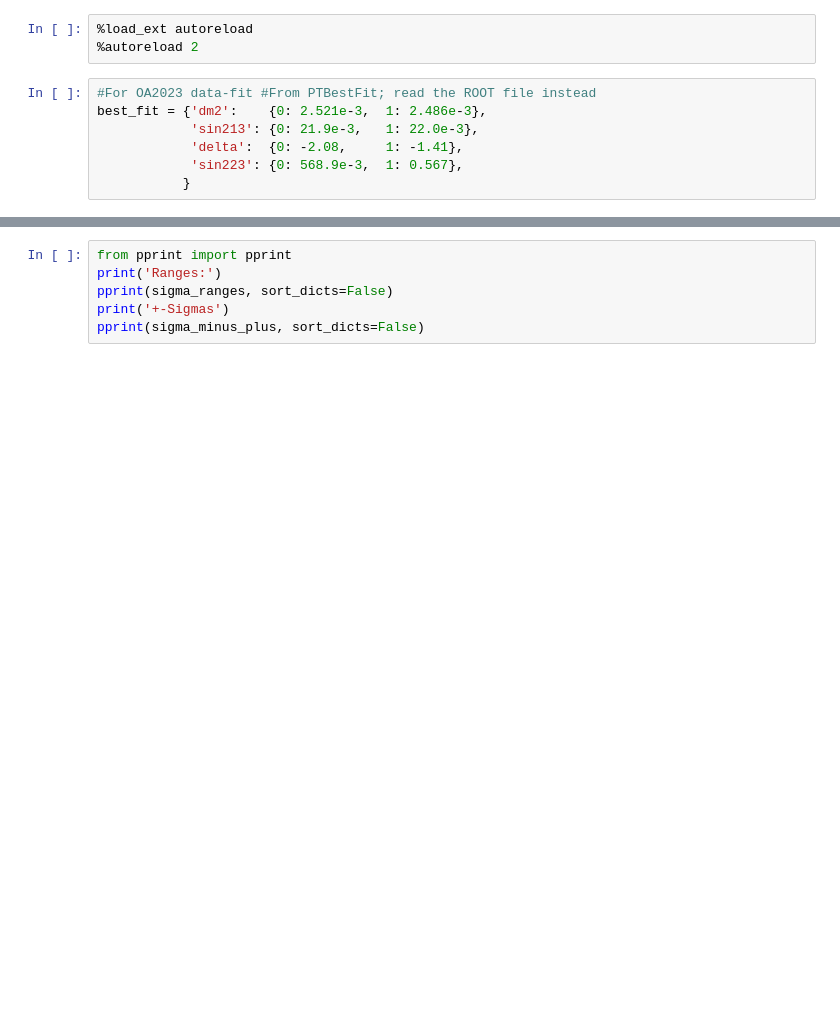
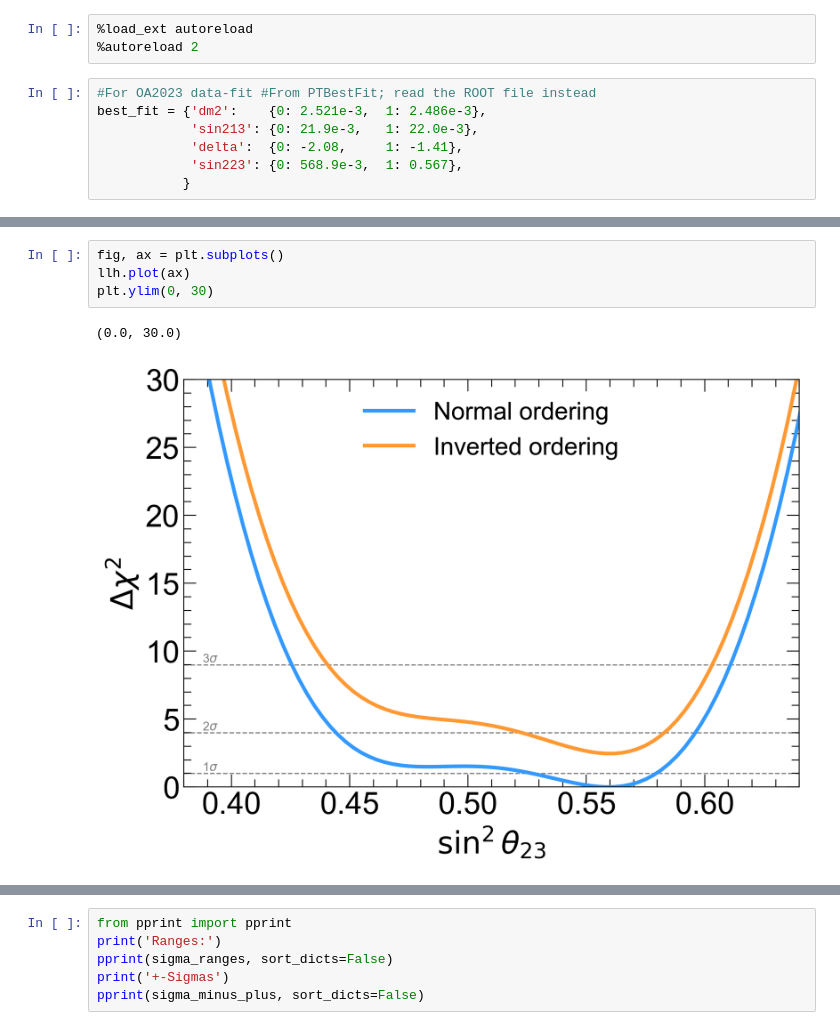
Before and after one commit to dcarabadjac/pythetatools, a Jupyter notebook: Notebooks/Confidence_intervals.ipynb, the cells around one changed output, grey strips where cells are left out. Saved outputs shown, nothing was run; the diff lists cells and outputs as text; blank space fills up the shorter version.

```diff
--- a/Notebooks/Confidence_intervals.ipynb
+++ b/Notebooks/Confidence_intervals.ipynb
@@ -45,4 +49,11 @@ grid_x = grid[0]
 Number of entries in 'MargTemplate': 3240.
 Grid sizes: [81] for parameters ['sin223']
 Tranformation will not be done as in your param_name there is not sin2213
+# %%
+fig, ax = plt.subplots()
+llh.plot(ax)
+plt.ylim(0, 30)
+# %% [output]
+(0.0, 30.0)
+[figure, added]
 # %%
```
Also changed, not shown: parts of 2 cells of this notebook, 10 other files.
